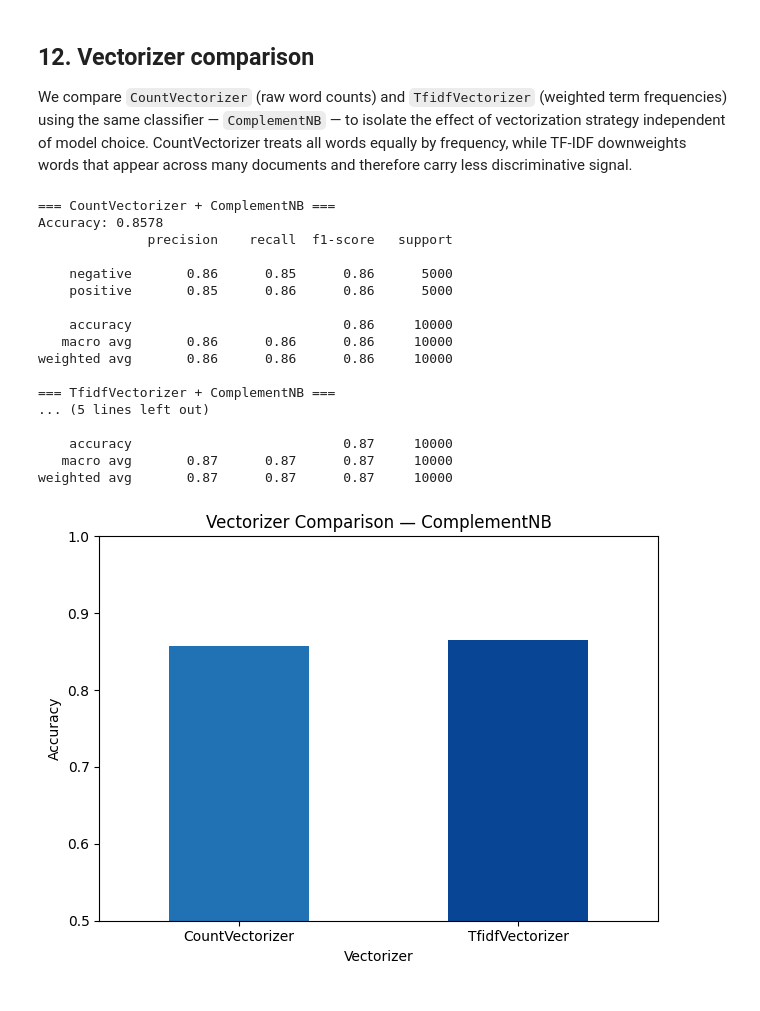
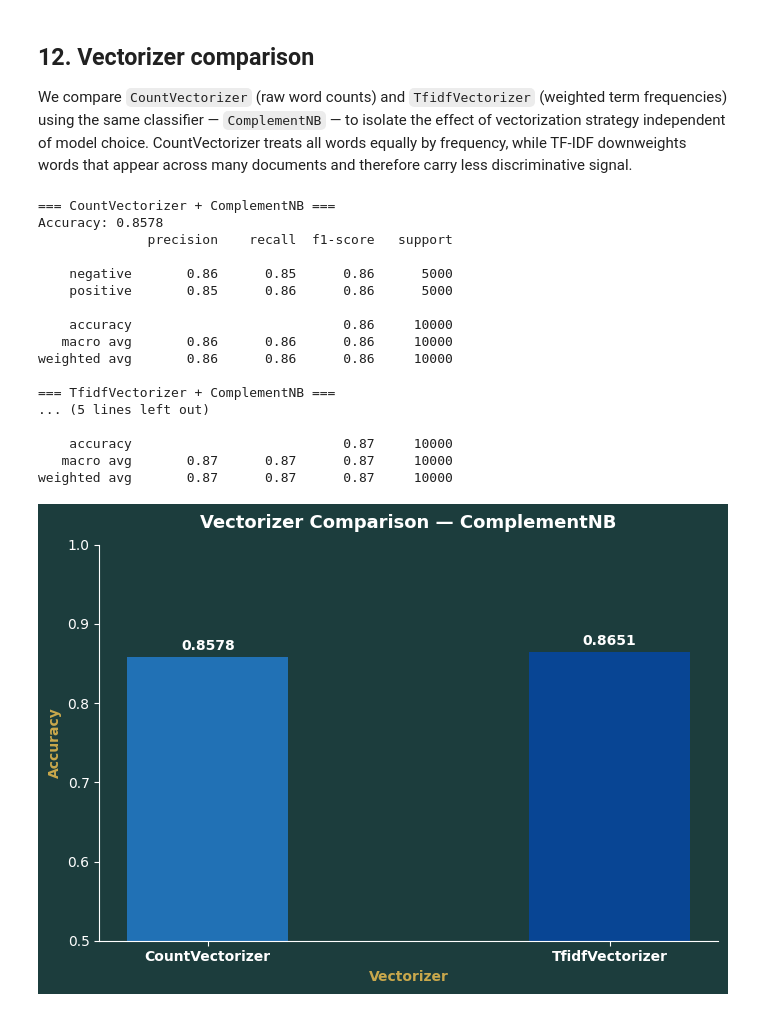
Before and after one commit to tylerksoong/final-project, a Jupyter notebook: Final_project.ipynb, the cells around one changed output. Drawn from its saved outputs; the diff is of its cells as text; code cells hidden in the pictures.

```diff
--- a/Final_project.ipynb
+++ b/Final_project.ipynb
@@ -103,0 +261,13 @@ y_test  = test_df['label']
+# %%
+# Bar chart of top 20 most discriminative words
+top_n = 20
+top_idx = np.argsort(chi2_scores)[-top_n:][::-1]
+top_words = [feature_names[i] for i in top_idx]
+top_scores = [chi2_scores[i] for i in top_idx]
+
+plt.figure(figsize=(10, 6))
+plt.barh(top_words[::-1], top_scores[::-1], color='#a50f15')
+plt.xlabel('Chi-squared Score')
+plt.title('Top 20 Most Sentiment-Discriminative Words (Chi-squared)')
+plt.tight_layout()
+plt.show()
@@ -418,38 +667,62 @@ print("=== TfidfVectorizer + ComplementNB ===")
 print(f"Accuracy: {accuracy_score(y_test, preds_tfidf_cmp):.4f}")
 print(classification_report(y_test, preds_tfidf_cmp, target_names=le.classes_))
 
-# Visual comparison
+fig, ax = plt.subplots(figsize=(7, 5))
+fig.patch.set_facecolor('#1c3d3d')
+ax.set_facecolor('#1c3d3d')
+
 vec_results = pd.DataFrame({
     'Vectorizer': ['CountVectorizer', 'TfidfVectorizer'],
     'Accuracy': [
         accuracy_score(y_test, preds_count),
         accuracy_score(y_test, preds_tfidf_cmp)
     ]
 })
 
-vec_results.plot(x='Vectorizer', y='Accuracy', kind='bar', ylim=(0.5, 1.0),
-                 legend=False, title='Vectorizer Comparison — ComplementNB',
-                 color=['#2171b5', '#084594'])
-plt.xticks(rotation=0)
-plt.ylabel("Accuracy")
+bars = ax.bar(vec_results['Vectorizer'], vec_results['Accuracy'],
+              color=['#2171b5', '#084594'], width=0.4)
+
+ax.set_ylim(0.5, 1.0)
+ax.set_title('Vectorizer Comparison — ComplementNB',
+             fontsize=13, fontweight='bold', color='white', pad=12)
+ax.set_ylabel('Accuracy', fontsize=10, fontweight='bold', color='#c9a84c')
+ax.set_xlabel('Vectorizer', fontsize=10, fontweight='bold', color='#c9a84c')
+ax.tick_params(axis='x', colors='white', labelsize=10)
+ax.tick_params(axis='y', colors='white', labelsize=10)
+
+for label in ax.get_xticklabels():
+    label.set_fontweight('bold')
+
+# Add value labels on top of bars
+for bar in bars:
+    height = bar.get_height()
+    ax.text(bar.get_x() + bar.get_width() / 2, height + 0.005,
+            f'{height:.4f}', ha='center', va='bottom',
+            color='white', fontsize=10, fontweight='bold')
+
+ax.spines['bottom'].set_color('white')
+ax.spines['left'].set_color('white')
+ax.spines['top'].set_visible(False)
+ax.spines['right'].set_visible(False)
+
 plt.tight_layout()
 plt.show()
 # %% [output]
 === CountVectorizer + ComplementNB ===
 Accuracy: 0.8578
               precision    recall  f1-score   support
 
     negative       0.86      0.85      0.86      5000
     positive       0.85      0.86      0.86      5000
 
     accuracy                           0.86     10000
    macro avg       0.86      0.86      0.86     10000
 weighted avg       0.86      0.86      0.86     10000
 
 === TfidfVectorizer + ComplementNB ===
 ... (5 lines left out)
 
     accuracy                           0.87     10000
    macro avg       0.87      0.87      0.87     10000
 weighted avg       0.87      0.87      0.87     10000
-[figure, old version]
+[figure, new version]
```
Also changed, not shown: parts of 14 cells of this notebook, 1 other file.
